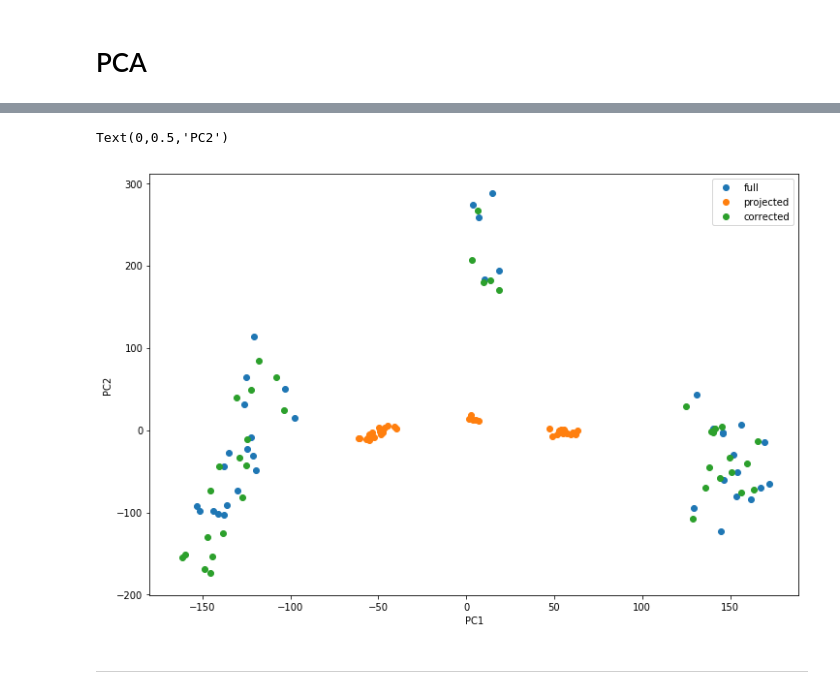
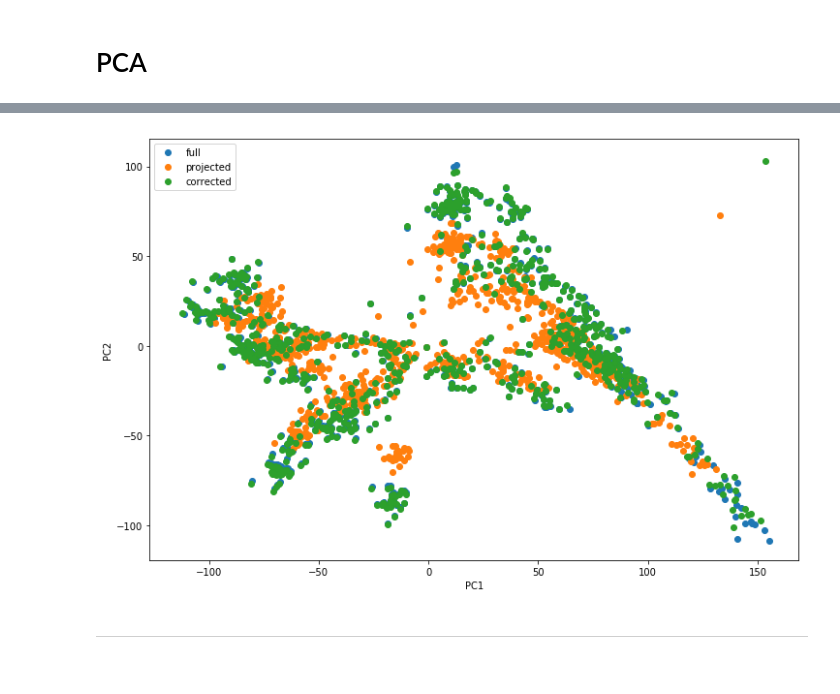
Before and after one commit to ChiChunLiu/pcshrink, a Jupyter notebook: notebooks/holdout-method.ipynb, the cells around one changed output, grey strips where cells are left out. Drawn from its saved outputs; the diff is of its cells as text; code cells hidden in the pictures.

```diff
--- a/notebooks/holdout-method.ipynb
+++ b/notebooks/holdout-method.ipynb
@@ -132,7 +132,8 @@ ind_df
 mrg_df = ind_df.reset_index().merge(clst_df, how="inner", on="iid")
 idx = mrg_df["index"].as_matrix()
 # %%
-Y = data.Y[:, idx]
+#Y = data.Y[:, idx]
+Y = data.Y
 p, n = Y.shape
 print(p, n)
 # %% [output]
@@ -174,6 +175,6 @@ plt.ylabel("Emprical Std");
 # PCA
 # %%
 %%time
-k = 10
+k = 5
 cor = pcshrink.ShrinkageCorrector(Z, k)
 # %% [output]
@@ -245,14 +232,13 @@ Text(0,0.5,'PC2')
 # %%
 plt.figure(figsize=(12, 8))
-plt.scatter(cor.L[:, 0], cor.L[:, 1], label="full")
-plt.scatter(cor.L_shrunk[:, 0], cor.L_shrunk[:, 1], label="projected")
-plt.scatter(tau[0] * cor.L_shrunk[:, 0], tau[1] * cor.L_shrunk[:, 1], label="corrected")
+plt.scatter(cor.L[:, 0], -cor.L[:, 1], label="full")
+plt.scatter(cor.L_shrunk[:, 0], -cor.L_shrunk[:, 1], label="projected")
+plt.scatter(cor.tau[0] * cor.L_shrunk[:, 0], -cor.tau[1] * cor.L_shrunk[:, 1], label="corrected")
 plt.legend()
-plt.xlabel("PC1")
-plt.ylabel("PC2")
+plt.xlabel("PC1");
+plt.ylabel("PC2");
 # %% [output]
-Text(0,0.5,'PC2')
-[figure, old version]
+[figure, new version]
 # %% [markdown]
 ---
 # %%
```
Also changed, not shown: parts of 10 cells of this notebook, 1 other file.
